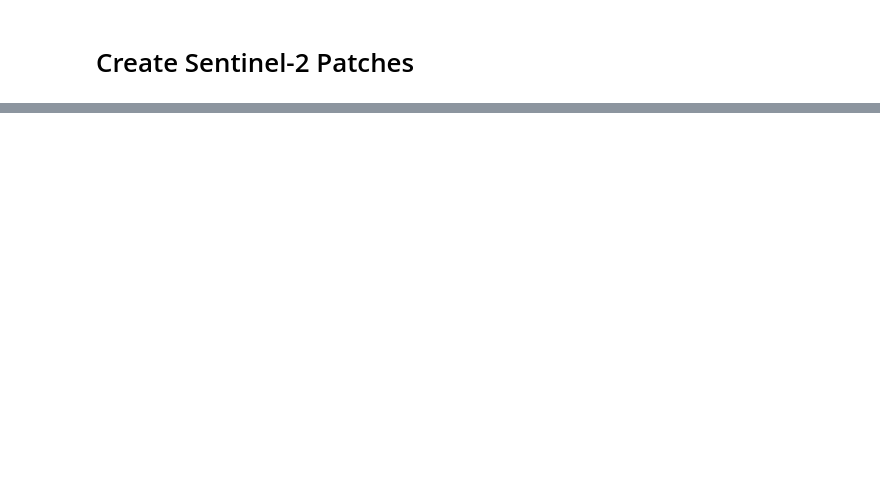
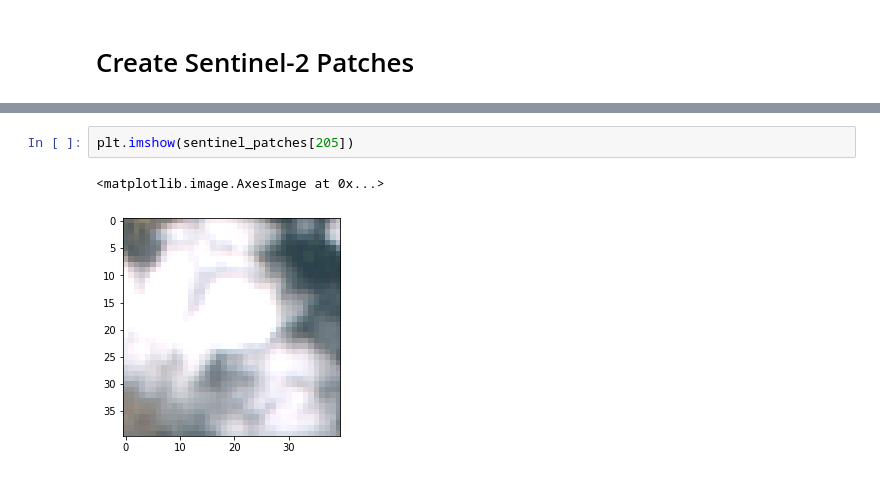
Before and after one commit to e-chong/Singapore-Ship-Detection, a Jupyter notebook: Downloads_plus_patches.ipynb, the cells around one changed output, grey strips where cells are left out. Saved outputs shown, nothing was run; the diff lists cells and outputs as text; blank space fills up the shorter version.

```diff
--- a/Downloads_plus_patches.ipynb
+++ b/Downloads_plus_patches.ipynb
@@ -290,0 +284,5 @@ plot_patch(img=sat_img,
+# %%
+plt.imshow(sentinel_patches[205])
+# %% [output]
+<matplotlib.image.AxesImage at 0x...>
+[figure, added]
```
Also changed, not shown: parts of 16 cells of this notebook.
